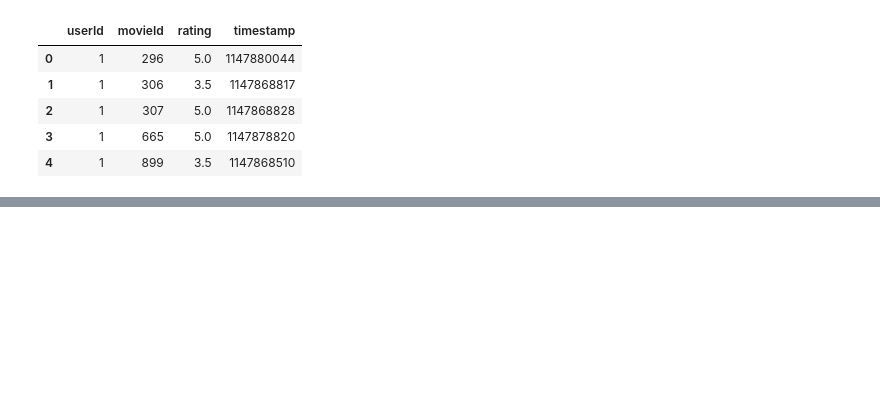
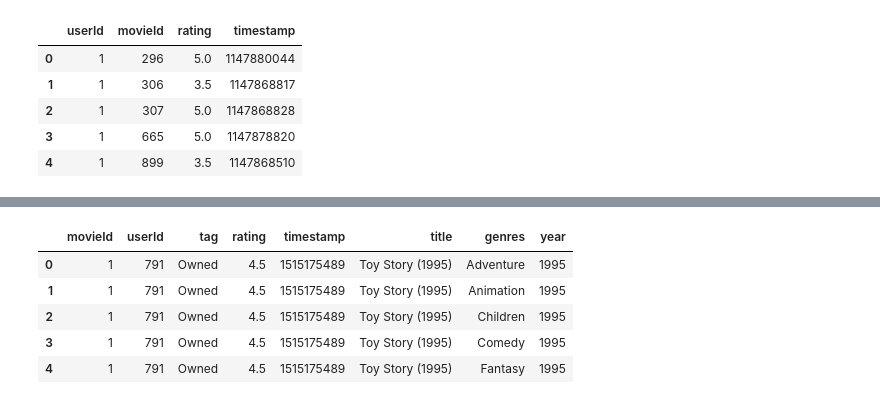
Before and after one commit to lorenz-gorini/bbva_assignment, a Jupyter notebook: notebooks/get_dataset.ipynb, the cells around one changed output, grey strips where cells are left out. Saved outputs shown, nothing was run; the diff lists cells and outputs as text; code cells hidden in the pictures; blank space fills up the shorter version.

```diff
--- a/notebooks/get_dataset.ipynb
+++ b/notebooks/get_dataset.ipynb
@@ -577,14 +576,14 @@ from bokeh.models import Legend
 
 output_notebook()
 
-years = avg_rating_by_genre_year_df_pivot.index.to_list()
-genres = avg_rating_by_genre_year_df_pivot.columns.to_list()
+years = avg_rating_by_genre_year_2_pivot.index.to_list()
+genres = avg_rating_by_genre_year_2_pivot.columns.to_list()
 x_range = (years[0], years[-1])
 
 # Add a list
 data = {"years": years}
 for genre in genres:
-    data[genre] = avg_rating_by_genre_year_df_pivot[genre].tolist()
+    data[genre] = avg_rating_by_genre_year_2_pivot[genre].tolist()
 
 p = figure(
     x_range=x_range,
@@ -633,5 +642,5 @@ There are multiple tags for each user review. The key to connect `ratings` and `
 # %%
 import pandas as pd
 
-df = pd.read_csv(RAW_DATA_PATH / "ratings.csv")
+df_ratings = pd.read_csv(RAW_DATA_PATH / "ratings.csv")
 # %%
@@ -649,0 +677,7 @@ df_tags = pd.read_csv(RAW_DATA_PATH / "tags.csv")
+# %%
+df_multiple_tags = (
+    df_tags.groupby(["movieId", "userId"])["tag"]
+    .apply(lambda x: "|".join(x.astype(str)))
+    .reset_index()
+)
+df_tags.head()
@@ -649,0 +693,11 @@ df_tags = pd.read_csv(RAW_DATA_PATH / "tags.csv")
+# %%
+df_rating_tag_movies = pd.merge(df_rating_tags, movies_df_single_genre, left_on="movieId", right_on="movie_id")
+df_rating_tag_movies = df_rating_tag_movies.drop(columns=["movie_id"])
+df_rating_tag_movies.head()
+# %% [output]
+|  | movieId | userId | tag | rating | timestamp | title | genres | year |
+| 0 | 1 | 791 | Owned | 4.5 | 1515175489 | Toy Story (1995) | Adventure | 1995 |
+| 1 | 1 | 791 | Owned | 4.5 | 1515175489 | Toy Story (1995) | Animation | 1995 |
+| 2 | 1 | 791 | Owned | 4.5 | 1515175489 | Toy Story (1995) | Children | 1995 |
+| 3 | 1 | 791 | Owned | 4.5 | 1515175489 | Toy Story (1995) | Comedy | 1995 |
+| 4 | 1 | 791 | Owned | 4.5 | 1515175489 | Toy Story (1995) | Fantasy | 1995 |
```
Also changed, not shown: parts of 22 cells of this notebook, 1 other file.
